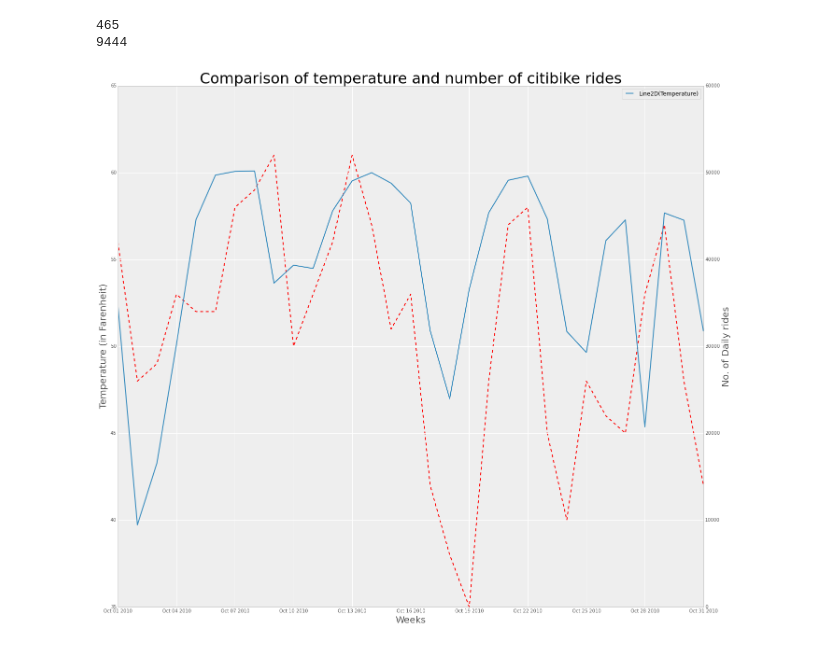
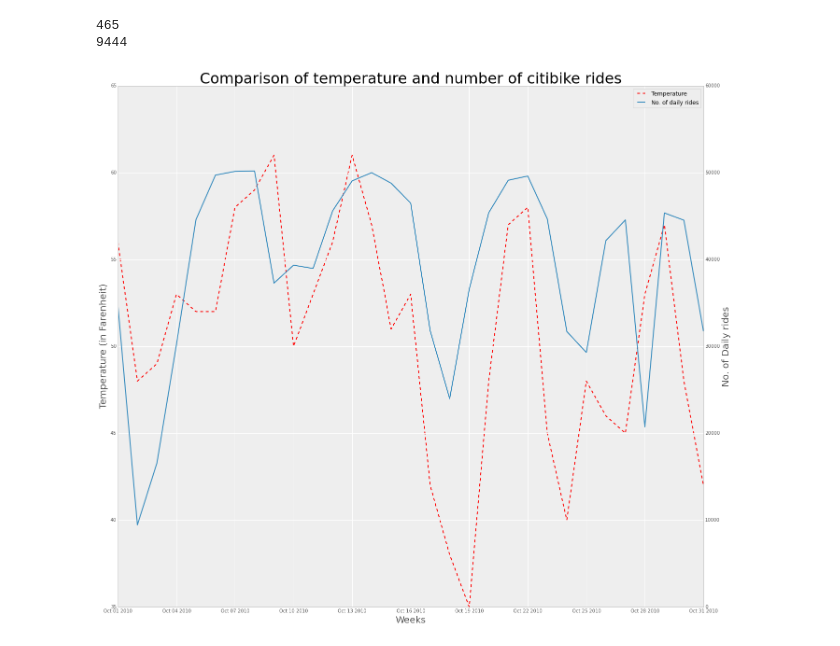
Before and after one commit to afcarl/PUI2015_vvijayarangan, a Jupyter notebook: HW8/citibike_temperature.ipynb, the cells around one changed output. Cells and saved outputs as stored; diff of their text form; code cells hidden in the pictures.

```diff
--- a/HW8/citibike_temperature.ipynb
+++ b/HW8/citibike_temperature.ipynb
@@ -37,21 +37,22 @@ daily_rides = citibike_oct.groupby('date').agg('count')
 # %%
 fig, ax1 = pl.subplots(figsize = (20,20))
 days = pd.date_range('10/01/2010', periods = 31, freq = 'D')
 
 p1 = ax1.plot(days, temp_oct['Low'], '--', label = "Temperature", color = 'red')
 ax1.set_title('Comparison of temperature and number of citibike rides', fontsize = 32)
 #ax1.ylim([0,65])
 ax1.set_xlabel('Weeks', fontsize = 20);
 ax1.set_ylabel('Temperature (in Farenheit)', fontsize = 20);
 
 
 ax2 = ax1.twinx()
 p2 = ax2.plot(days, daily_rides['gender'], label = "No. of daily rides")
 ax2.set_ylabel('No. of Daily rides', fontsize = 20);
 
 ps = p1 + p2
-pl.legend(ps)
+labs = [l.get_label() for l in ps]
+pl.legend(ps, labs)
 
 fig.savefig('HW8.png')
 # %% [output]
-[figure, old version]
+[figure, new version]
```
Also changed, not shown: 3 other files.
